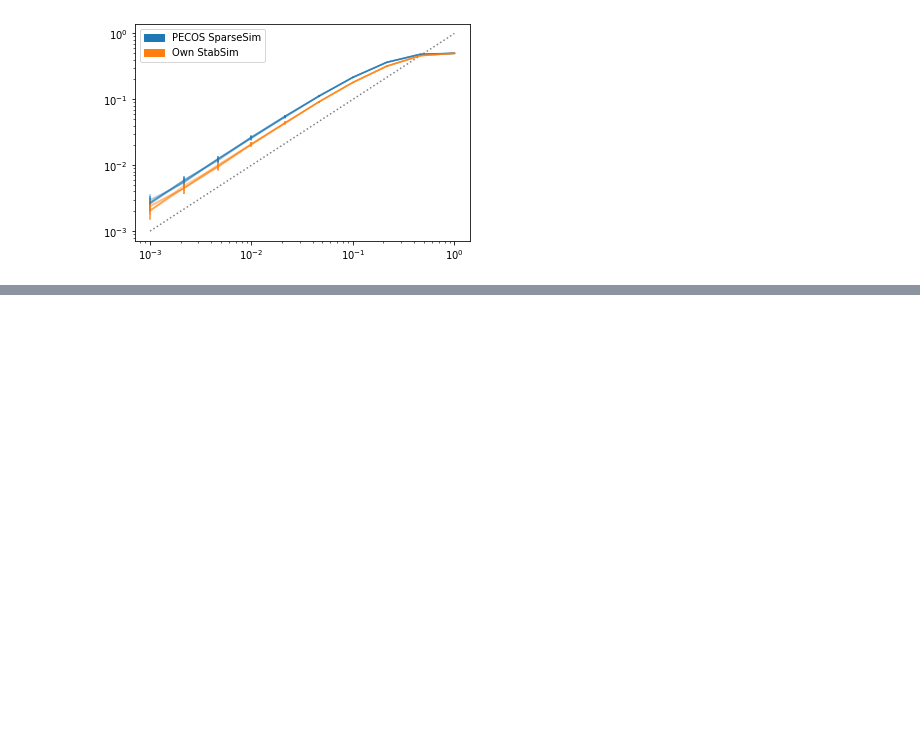
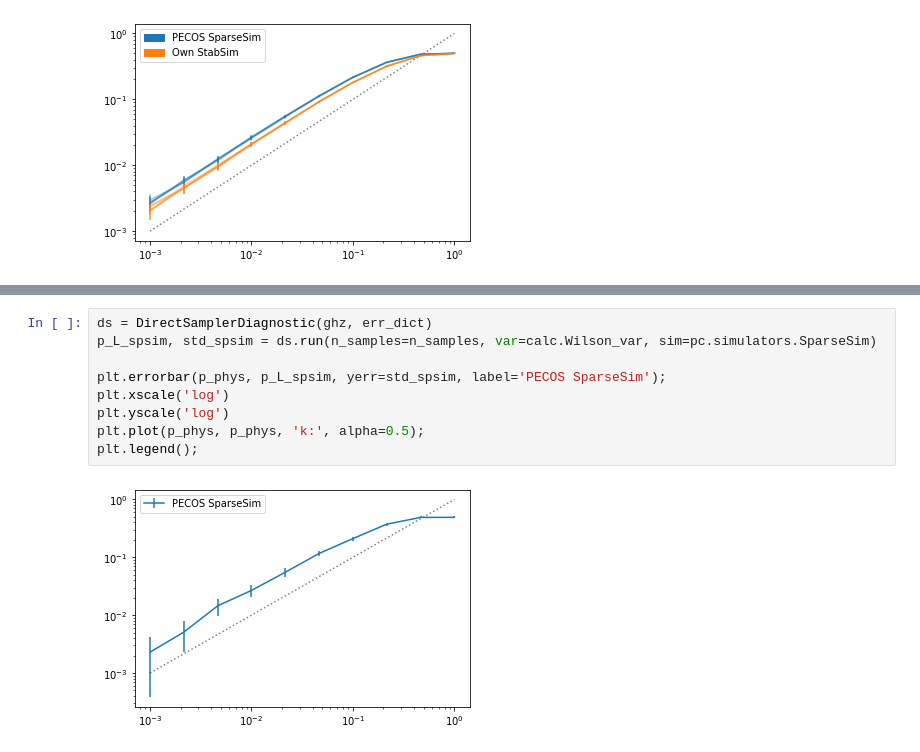
Before and after one commit to dpwinter/failure_rate_samplers, a Jupyter notebook: test.ipynb, the cells around one changed output, grey strips where cells are left out. Cells and saved outputs as stored; diff of their text form; blank space fills up the shorter version.

```diff
--- a/test.ipynb
+++ b/test.ipynb
@@ -285,0 +355,11 @@ Here we can clearly see the difference between our own `StabSim` and PECOS's `Sp
+# %%
+ds = DirectSamplerDiagnostic(ghz, err_dict)
+p_L_spsim, std_spsim = ds.run(n_samples=n_samples, var=calc.Wilson_var, sim=pc.simulators.SparseSim)
+
+plt.errorbar(p_phys, p_L_spsim, yerr=std_spsim, label='PECOS SparseSim');
+plt.xscale('log')
+plt.yscale('log')
+plt.plot(p_phys, p_phys, 'k:', alpha=0.5);
+plt.legend();
+# %% [output]
+[figure, added]
```
Also changed, not shown: parts of 8 cells of this notebook, 1 other file.
